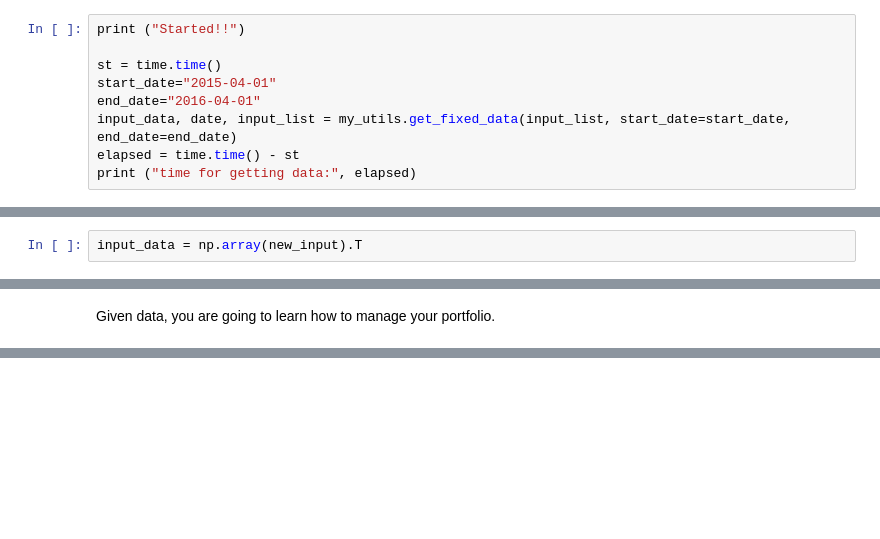
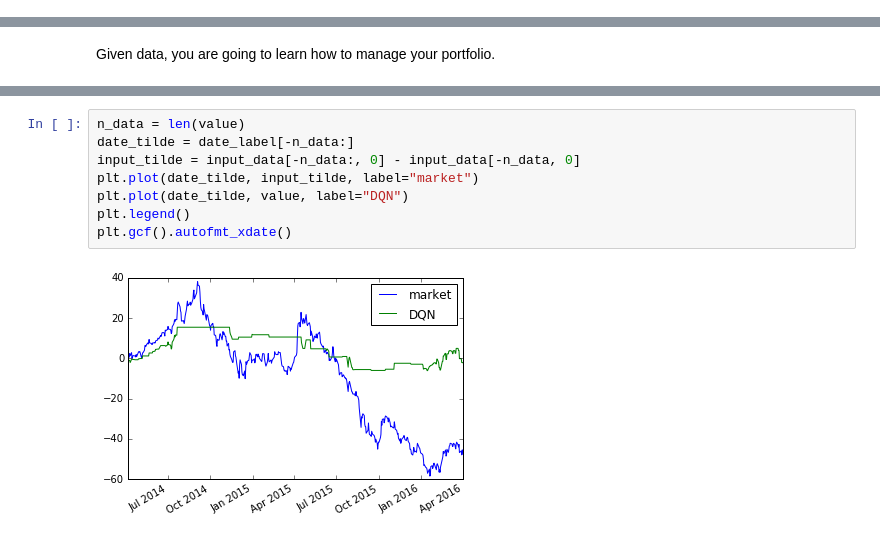
Before and after one commit to jjakimoto/DQN, a Jupyter notebook: DDPG_MultiScale.ipynb, the cells around one changed output, grey strips where cells are left out. Saved outputs shown, nothing was run; the diff lists cells and outputs as text; blank space fills up the shorter version.

```diff
--- a/DDPG_MultiScale.ipynb
+++ b/DDPG_MultiScale.ipynb
@@ -49,9 +42,0 @@ input_list = list(symbols[:100])
-# %%
-print ("Started!!")
-
-st = time.time()
-start_date="2015-04-01"
-end_date="2016-04-01"
-input_data, date, input_list = my_utils.get_fixed_data(input_list, start_date=start_date, end_date=end_date)
-elapsed = time.time() - st
-print ("time for getting data:", elapsed)
@@ -79,5 +43,3 @@ for idx, data in enumerate(input_data):
-# %%
-input_data = np.array(new_input).T
 # %%
 print (input_data.shape)
 # %% [output]
@@ -527,0 +633,10 @@ TypeError: unorderable types: slice() < int()
+# %%
+n_data = len(value)
+date_tilde = date_label[-n_data:]
+input_tilde = input_data[-n_data:, 0] - input_data[-n_data, 0]
+plt.plot(date_tilde, input_tilde, label="market")
+plt.plot(date_tilde, value, label="DQN")
+plt.legend()
+plt.gcf().autofmt_xdate()
+# %% [output]
+[figure, added]
```
Also changed, not shown: parts of 41 cells of this notebook, 3 other files.
